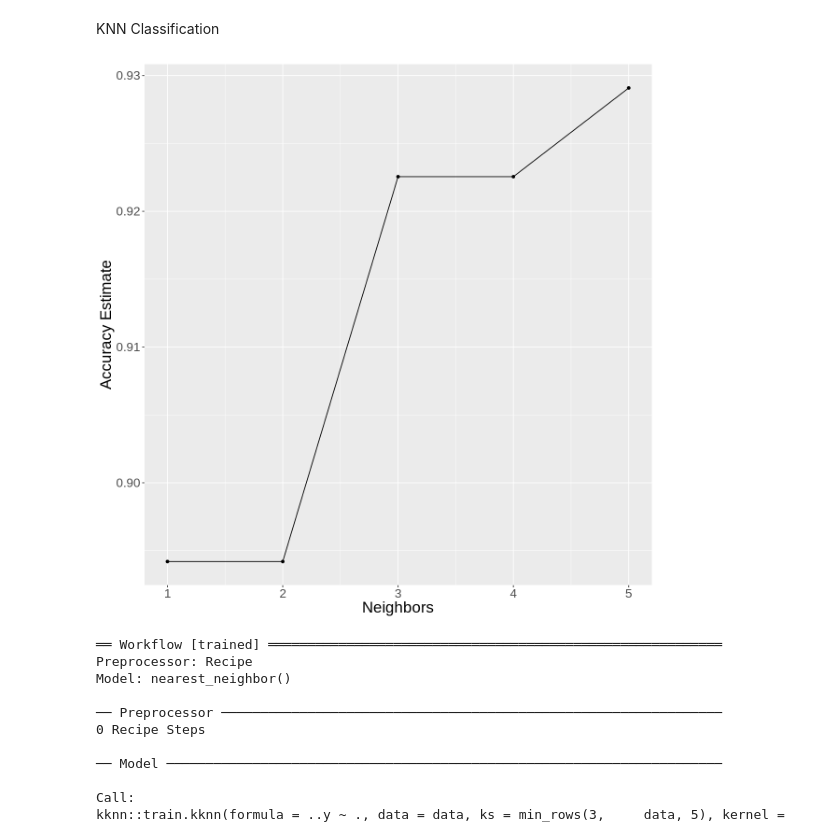
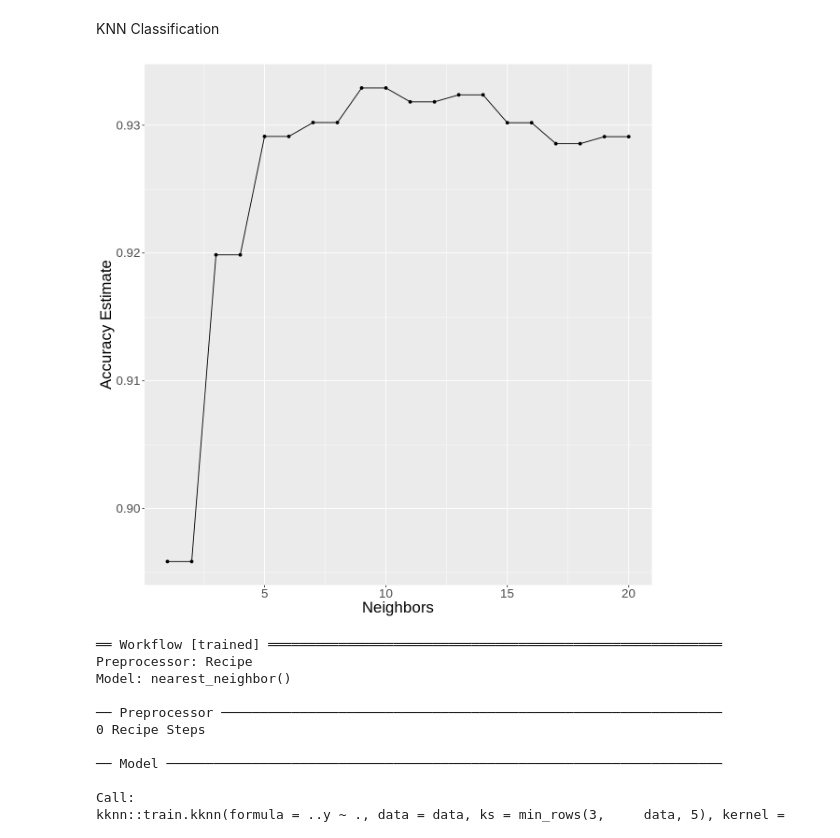
Before and after one commit to madisongill/dsci-100-2023s-group-39-section-002, a Jupyter notebook: project_proposal-Copy1.ipynb, the cells around one changed output. Saved outputs shown, nothing was run; the diff lists cells and outputs as text; code cells hidden in the pictures.

```diff
--- a/project_proposal-Copy1.ipynb
+++ b/project_proposal-Copy1.ipynb
@@ -253,30 +253,30 @@ KNN Classification
 # %%
 IPP_spec <- nearest_neighbor(weight_func = "rectangular", neighbors = tune()) |>
             set_engine("kknn") |>
             set_mode("classification")
 
 IPP_recipe <- recipe(class ~., data = pulsar_train)
 
 IPP_vfold <- vfold_cv(pulsar_train, v = 5, strata = class)
 
 IPP_results <- workflow() |>
                  add_recipe(IPP_recipe) |>
                  add_model(IPP_spec) |>
-                 tune_grid(resamples = IPP_vfold, grid = tibble(neighbors = c(1,2,3,4,5))) |>
+                 tune_grid(resamples = IPP_vfold, grid = tibble(neighbors = c(1:20))) |>
                  collect_metrics()
 
 accuracies <- IPP_results |>
                  filter(.metric == 'accuracy')
 
 cross_val_plot <- ggplot(accuracies, aes(x = neighbors, y = mean)) +
                   geom_point() +
                   geom_line() +
                   labs(x = 'Neighbors', y = 'Accuracy Estimate') +
                   theme(text = element_text(size = 20))
 
 cross_val_plot
 # %% [output]
-[figure, old version]
+[figure, new version]
 # %%
 IPP_spec <- nearest_neighbor(weight_func = "rectangular", neighbors = 3) |>
        set_engine("kknn") |>
```
